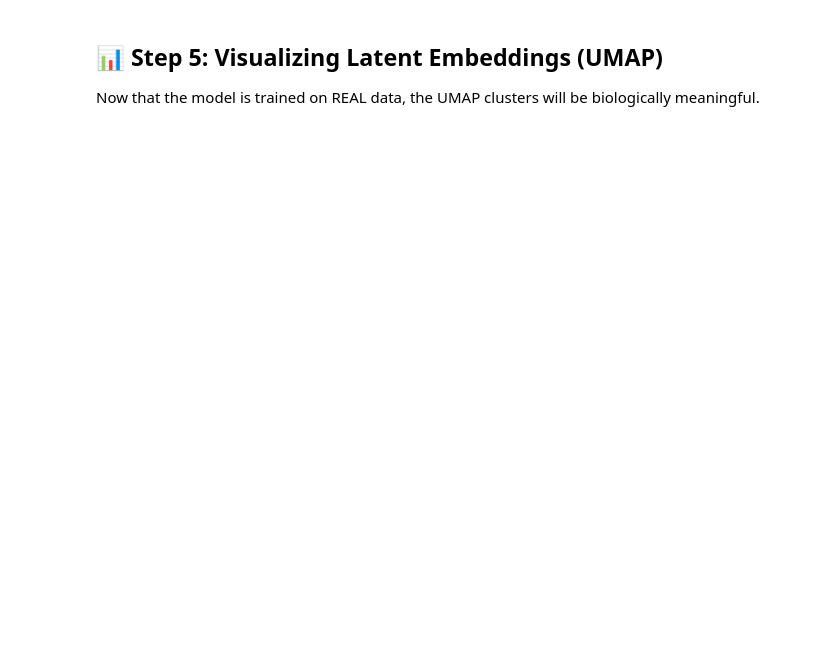
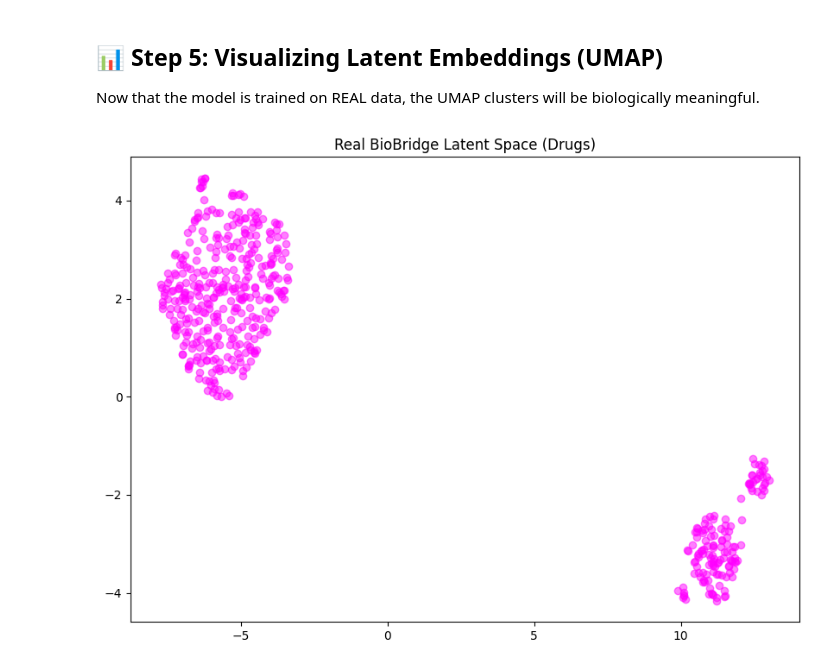
Before and after one commit to Rakesh-Seenu/KG_MLOps, a Jupyter notebook: notebooks/BioKG_HPC_GNN_Masterclass.ipynb, the cells around one changed output. Saved outputs shown, nothing was run; the diff lists cells and outputs as text; code cells hidden in the pictures; blank space fills up the shorter version.

```diff
--- a/notebooks/BioKG_HPC_GNN_Masterclass.ipynb
+++ b/notebooks/BioKG_HPC_GNN_Masterclass.ipynb
@@ -81,7 +204,7 @@ trainer = pl.Trainer(
     accelerator="gpu" if torch.cuda.is_available() else "cpu",
     devices=1,
     precision="16-mixed",
-    max_epochs=10,
+    max_epochs=15,
     log_every_n_steps=10
 )
 
@@ -92,15 +252,21 @@ Now that the model is trained on REAL data, the UMAP clusters will be biological
 # %%
 import umap.umap_ as umap
 import matplotlib.pyplot as plt
 
 model.eval()
 with torch.no_grad():
-    z_dict = model(datamodule.data) # Forward pass on the full graph
+    # Model now handles .to(device) automatically!
+    z_dict = model(datamodule.data)
+
+# IMPORTANT: Move to CPU before using UMAP
+drug_embeddings = z_dict['drug'].cpu().numpy()
 
 reducer = umap.UMAP(n_neighbors=15, min_dist=0.1, random_state=42)
-embedding_2d = reducer.fit_transform(z_dict['drug'].numpy()[:500])
+embedding_2d = reducer.fit_transform(drug_embeddings[:500])
 
 plt.figure(figsize=(10, 7))
 plt.scatter(embedding_2d[:, 0], embedding_2d[:, 1], c='magenta', alpha=0.5)
 plt.title("Real BioBridge Latent Space (Drugs)")
 plt.show()
+# %% [output]
+[figure, added]
```
Also changed, not shown: parts of 9 cells of this notebook.
